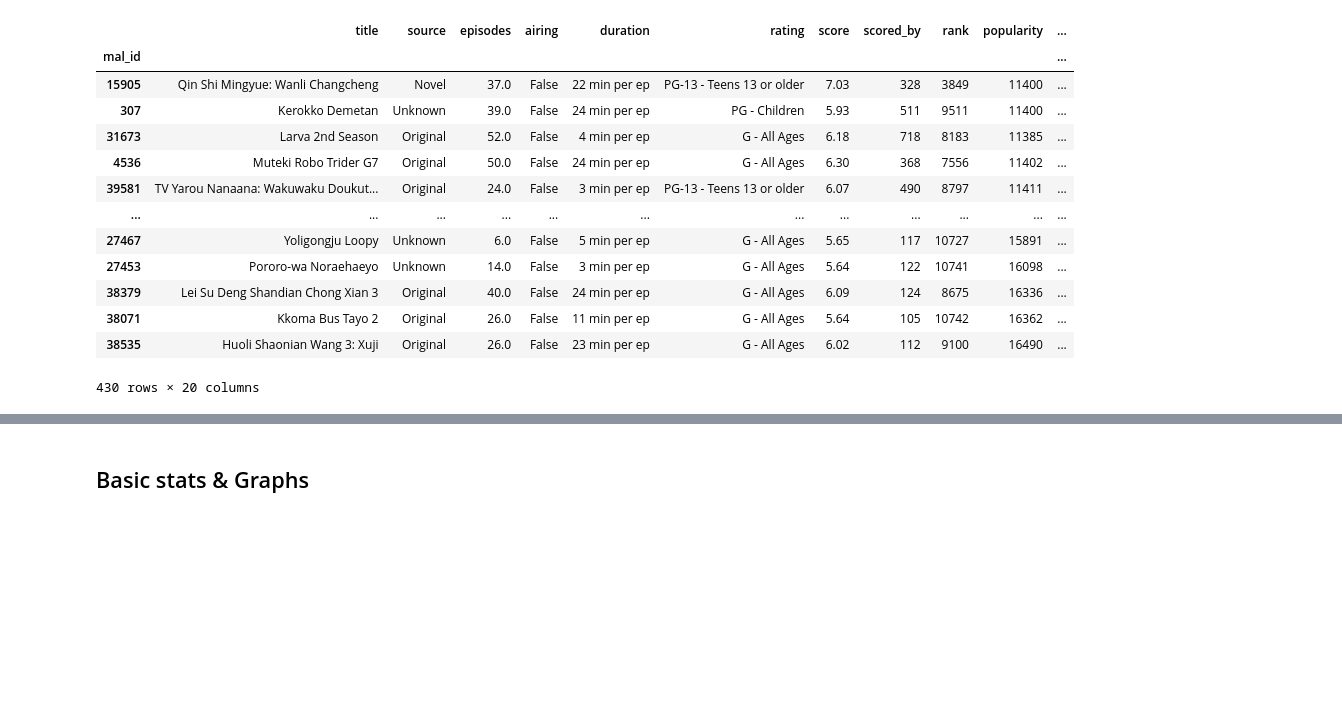
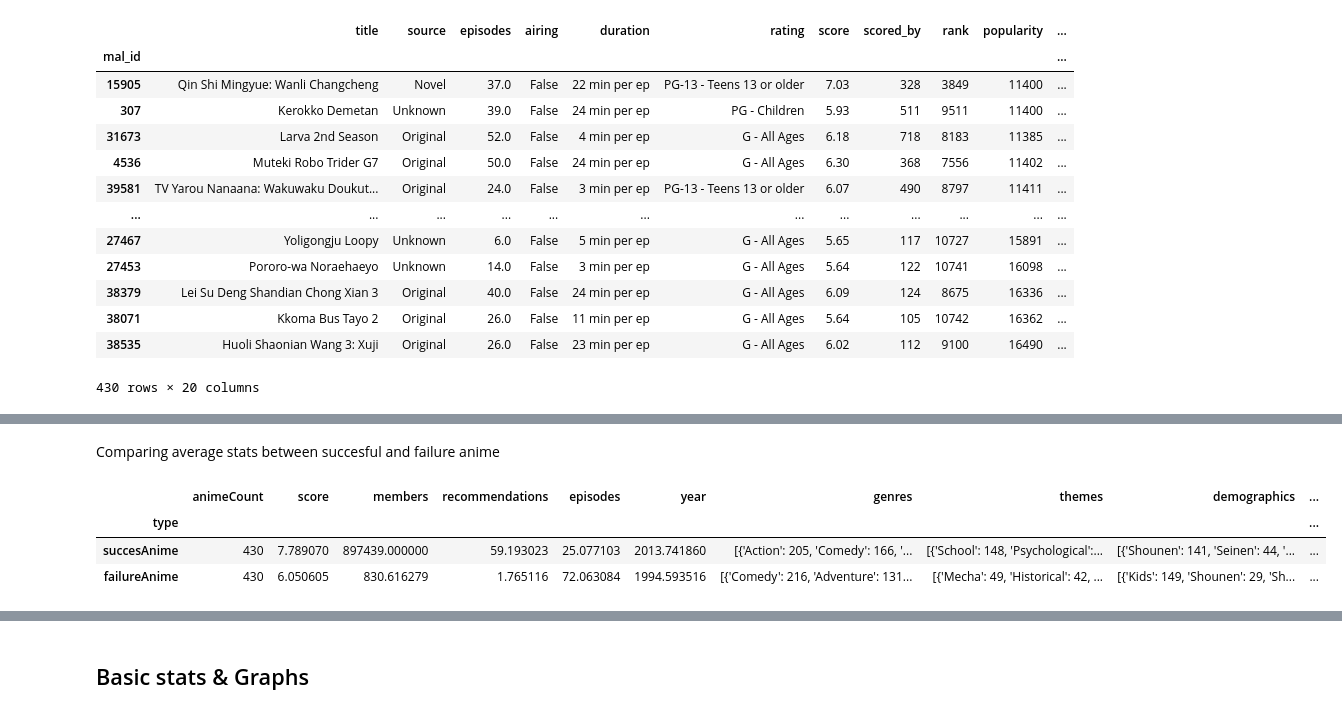
Before and after one commit to MarcBrejner/ProjectMAL, a Jupyter notebook: project.ipynb, the cells around one changed output, grey strips where cells are left out. Cells and saved outputs as stored; diff of their text form; code cells hidden in the pictures; blank space fills up the shorter version.

Commit message:
compare succes/failure anime done

```diff
--- a/project.ipynb
+++ b/project.ipynb
@@ -319,0 +410,9 @@ failure_anime
+# %% [markdown]
+Comparing average stats between succesful and failure anime
+# %%
+compare_df
+# %% [output]
+|  | animeCount | score | members | recommendations | episodes | year | genres | themes | demographics | ... |
+| type |  |  |  |  |  |  |  |  |  | ... |
+| succesAnime | 430 | 7.789070 | 897439.000000 | 59.193023 | 25.077103 | 2013.741860 | [{'Action': 205, 'Comedy': 166, '... | [{'School': 148, 'Psychological':... | [{'Shounen': 141, 'Seinen': 44, '... | ... |
+| failureAnime | 430 | 6.050605 | 830.616279 | 1.765116 | 72.063084 | 1994.593516 | [{'Comedy': 216, 'Adventure': 131... | [{'Mecha': 49, 'Historical': 42, ... | [{'Kids': 149, 'Shounen': 29, 'Sh... | ... |
```
Also changed, not shown: parts of 47 cells of this notebook.
